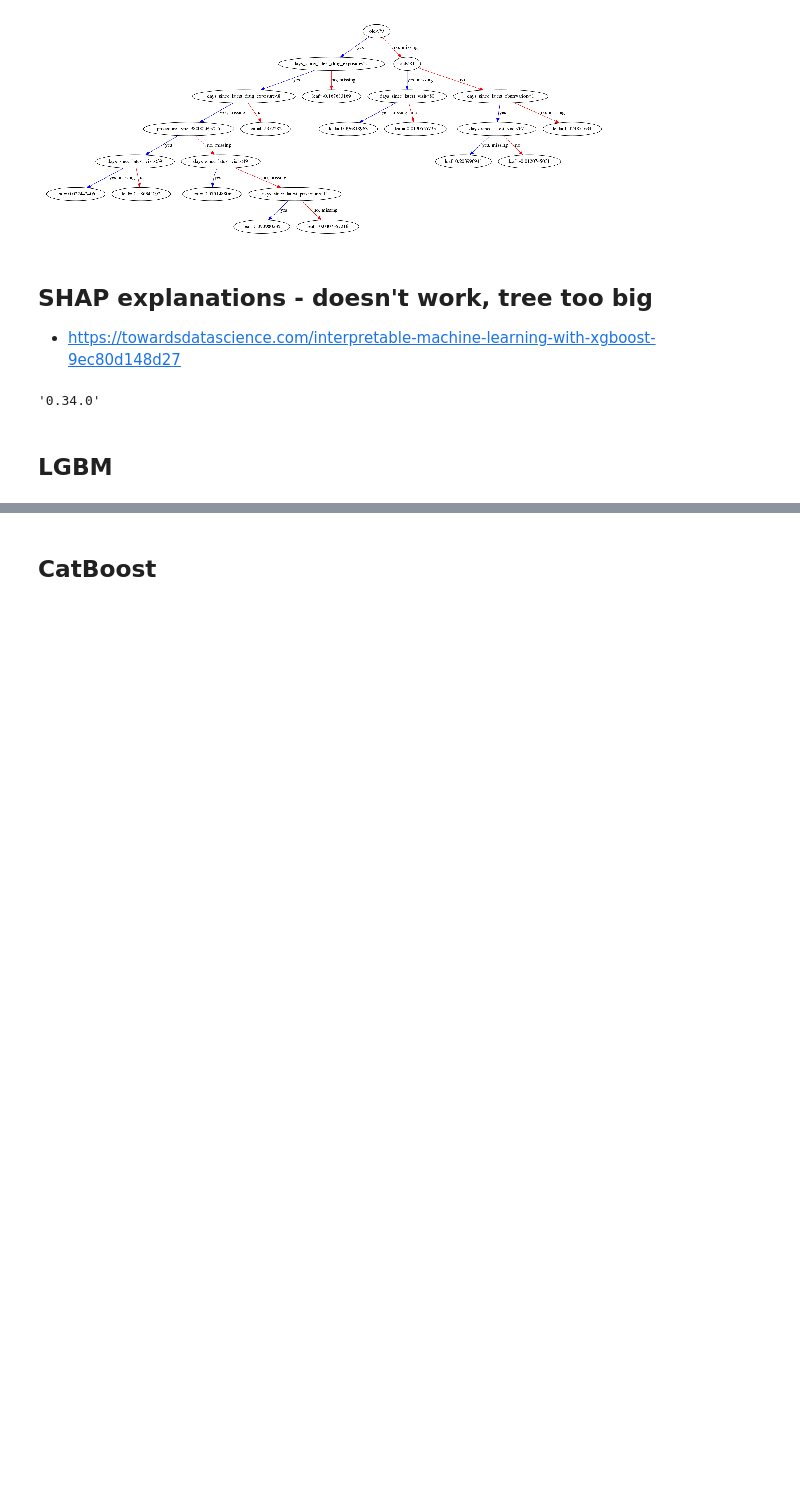
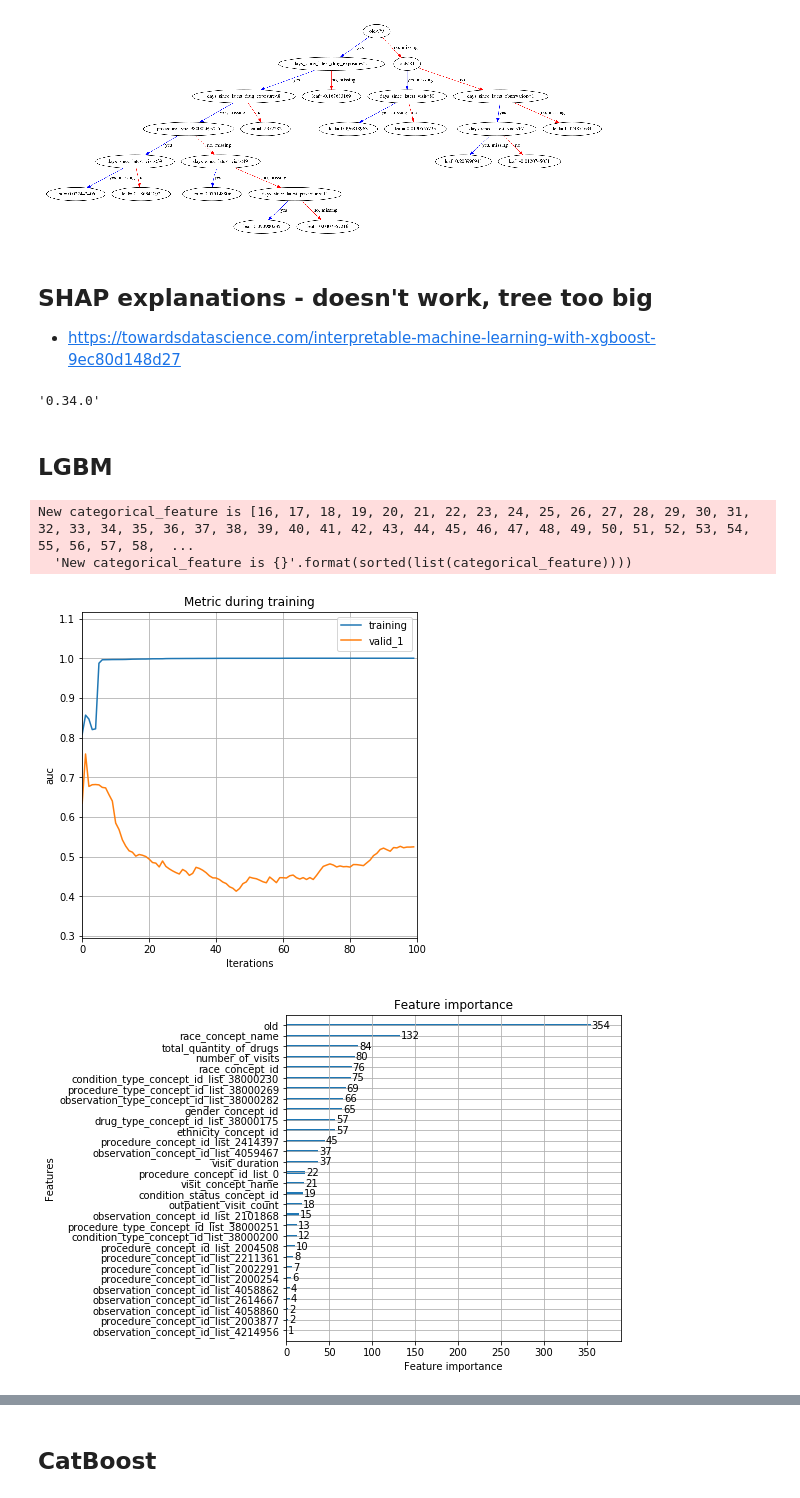
Before and after one commit to romirmoza/omop-cdm-postgresql, a Jupyter notebook: XGB_model_4.ipynb, the cells around one changed output, grey strips where cells are left out. Cells and saved outputs as stored; diff of their text form; code cells hidden in the pictures; blank space fills up the shorter version.

```diff
--- a/XGB_model_4.ipynb
+++ b/XGB_model_4.ipynb
@@ -1135,7 +1162,8 @@ for w in train.window_id.unique():
     y = X.death_in_next_window
     window[w] = {'size': y.shape[0], 'deaths': y.sum()}
     X = X.drop(drop_features, axis = 1)
-    train_features = X.columns.values
+    train_features =list(X.columns)
+    categorical_feature=list(range(16,len(train.columns)))
     X = np.array(X)
     y = np.array(y).ravel()
     cv = StratifiedKFold(n_splits=3, shuffle=True, random_state=random_state)
@@ -1145,6 +1173,57 @@ for w in train.window_id.unique():
         y_train, y_valid = y[train_index], y[valid_index]
         evals_result ={}
         # Convert our data into XGBoost format
-        d_train = xgb.DMatrix(X_train, y_train, feature_names=train_features)
-        d_valid = xgb.DMatrix(X_valid, y_valid,  feature_names=train_features)
+#         d_train = xgb.DMatrix(X_train, y_train, feature_names=train_features)
+#         d_valid = xgb.DMatrix(X_valid, y_valid,  feature_names=train_features)
     break
+# %%
+# create dataset for lightgbm
+lgb_train = lgb.Dataset(X_train, y_train, feature_name=train_features, categorical_feature=categorical_feature)
+lgb_valid = lgb.Dataset(X_valid, y_valid, reference=lgb_train)
+
+# specify your configurations as a dict
+params = {
+    'boosting_type': 'gbdt',
+    'objective': 'binary',
+    'task': 'train',
+    'device': 'gpu',
+    'metric': ['binary_logloss','auc'],
+    'n_estimators': 100,
+    'num_leaves': 15,
+    'learning_rate': 0.05,
+    'feature_fraction': 0.9,
+    'bagging_fraction': 0.7,
+    'bagging_freq': 5,
+    'verbose': 0
+}
+
+evals_result = {}  # to record eval results for plotting
+
+gbm = lgb.train(params,
+                lgb_train,
+#                num_boost_round=100,
+                valid_sets=[lgb_train, lgb_valid],
+                evals_result=evals_result,
+                verbose_eval=0)
+
+ax = lgb.plot_metric(evals_result, metric='auc')
+plt.show()
+
+ax = lgb.plot_importance(gbm, max_num_features=30)
+plt.show()
+
+ax = lgb.plot_split_value_histogram(gbm, feature='old', bins='auto')
+plt.show()
+
+# print('Plotting 54th tree...')  # one tree use categorical feature to split
+# ax = lgb.plot_tree(gbm, tree_index=53, figsize=(15, 15), show_info=['split_gain'])
+# plt.show()
+
+# print('Plotting 54th tree with graphviz...')
+# graph = lgb.create_tree_digraph(gbm, tree_index=53, name='Tree54')
+# graph.render(view=True)
+# %% [output]
+New categorical_feature is [16, 17, 18, 19, 20, 21, 22, 23, 24, 25, 26, 27, 28, 29, 30, 31, 32, 33, 34, 35, 36, 37, 38, 39, 40, 41, 42, 43, 44, 45, 46, 47, 48, 49, 50, 51, 52, 53, 54, 55, 56, 57, 58,  ...
+  'New categorical_feature is {}'.format(sorted(list(categorical_feature))))
+[figure, added]
+[figure, added]
```
Also changed, not shown: parts of 31 cells of this notebook, 1 other file.
